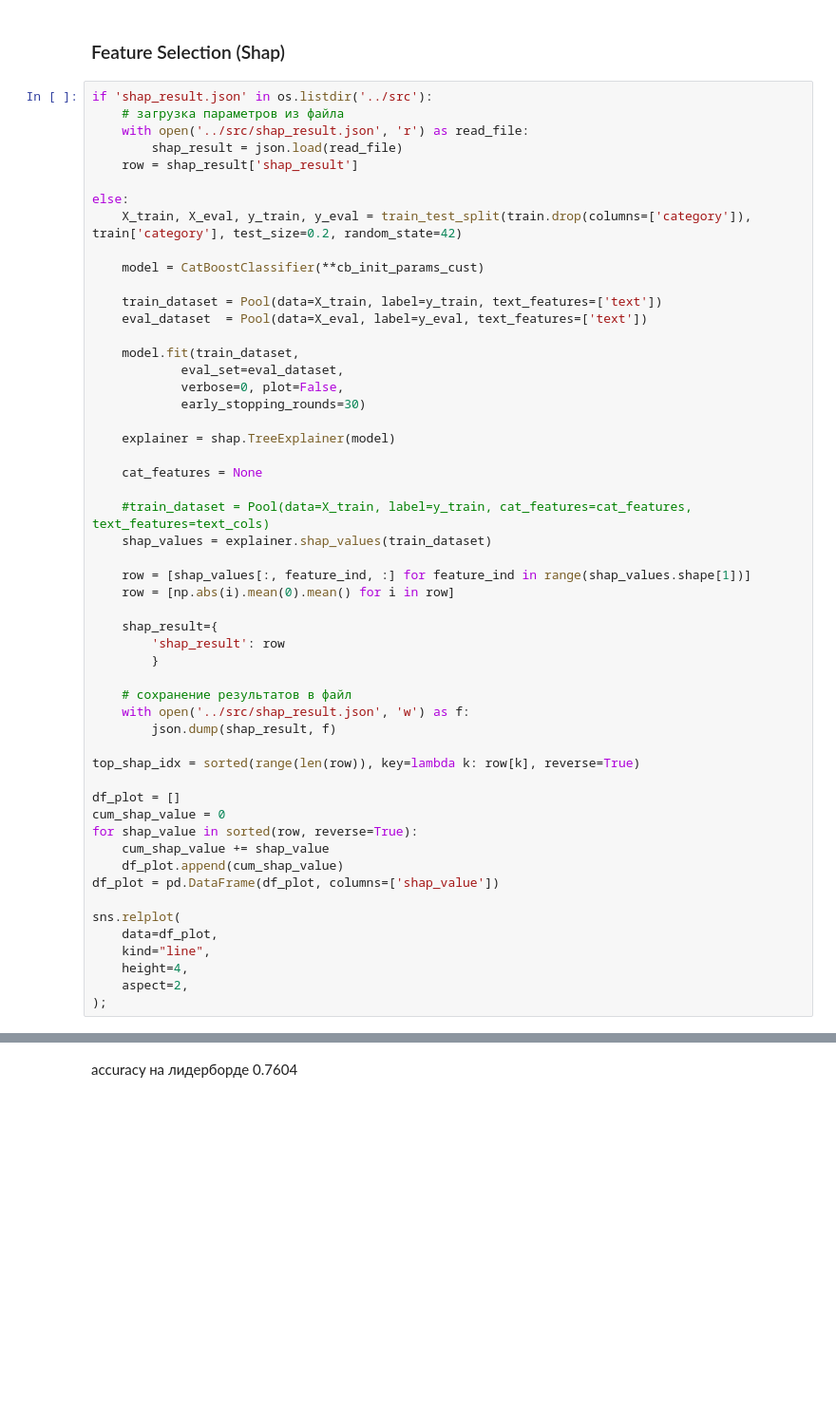
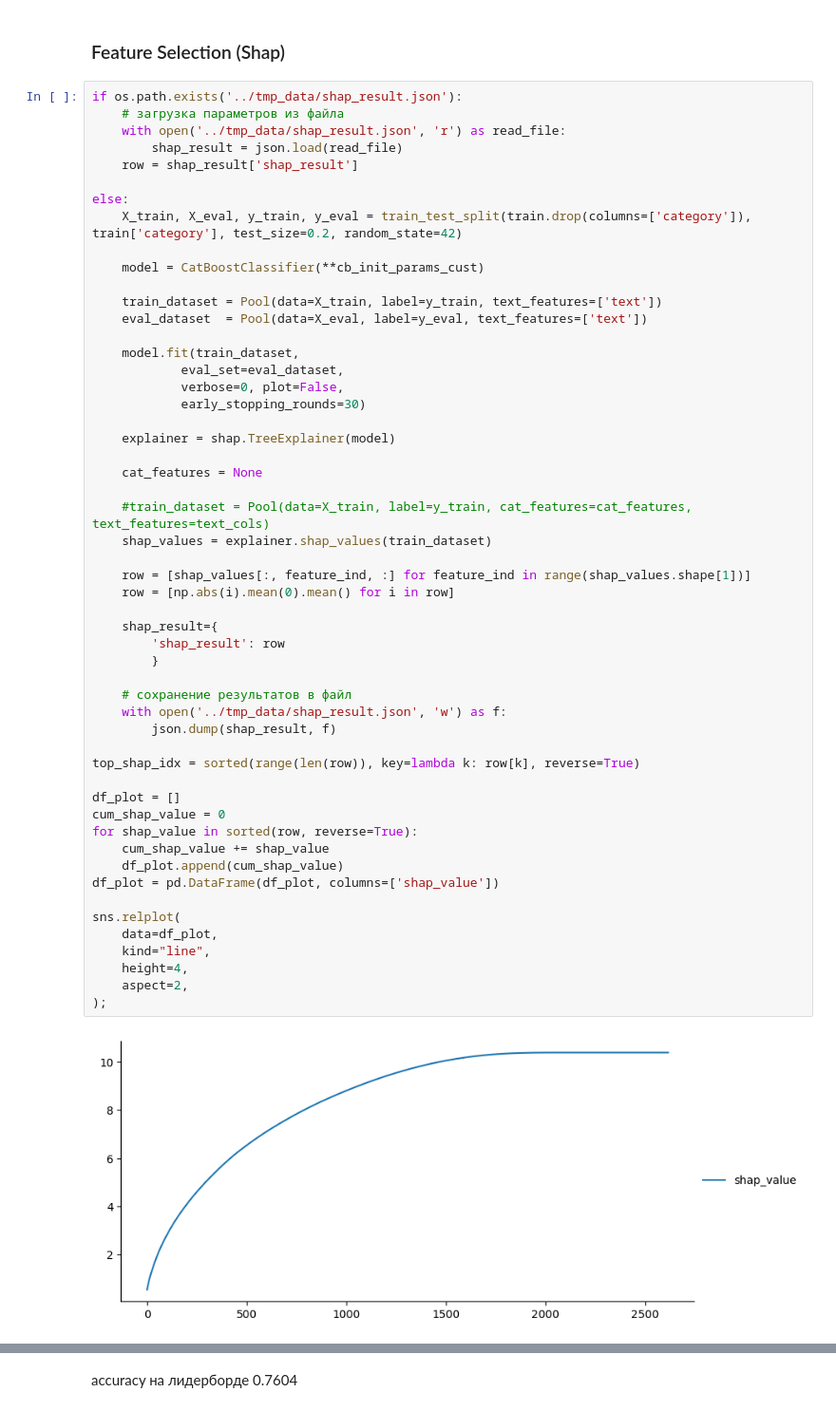
Before and after one commit to Denis-R-V/Topic_classifier, a Jupyter notebook: notebooks/Topic_classifier.ipynb, the cells around one changed output, grey strips where cells are left out. Shown: that part at 95% size. Cells and saved outputs as stored; diff of their text form; blank space fills up the shorter version.

```diff
--- a/notebooks/Topic_classifier.ipynb
+++ b/notebooks/Topic_classifier.ipynb
@@ -257,9 +257,9 @@ accuracy на лидерборде 0.758
 # %% [markdown]
 ### Feature Selection (Shap)
 # %%
-if 'shap_result.json' in os.listdir('../src'):
+if os.path.exists('../tmp_data/shap_result.json'):
     # загрузка параметров из файла
-    with open('../src/shap_result.json', 'r') as read_file:
+    with open('../tmp_data/shap_result.json', 'r') as read_file:
         shap_result = json.load(read_file)
     row = shap_result['shap_result']
 
@@ -281,33 +281,35 @@ else:
     cat_features = None
 
     #train_dataset = Pool(data=X_train, label=y_train, cat_features=cat_features, text_features=text_cols)
     shap_values = explainer.shap_values(train_dataset)
 
     row = [shap_values[:, feature_ind, :] for feature_ind in range(shap_values.shape[1])]
     row = [np.abs(i).mean(0).mean() for i in row]
 
     shap_result={
         'shap_result': row
         }
 
     # сохранение результатов в файл
-    with open('../src/shap_result.json', 'w') as f:
+    with open('../tmp_data/shap_result.json', 'w') as f:
         json.dump(shap_result, f)
 
 top_shap_idx = sorted(range(len(row)), key=lambda k: row[k], reverse=True)
 
 df_plot = []
 cum_shap_value = 0
 for shap_value in sorted(row, reverse=True):
     cum_shap_value += shap_value
     df_plot.append(cum_shap_value)
 df_plot = pd.DataFrame(df_plot, columns=['shap_value'])
 
 sns.relplot(
     data=df_plot,
     kind="line",
     height=4,
     aspect=2,
 );
+# %% [output]
+[figure, added]
 # %%
 # Подбор количества фичей
```
Also changed, not shown: parts of 3 cells of this notebook.
